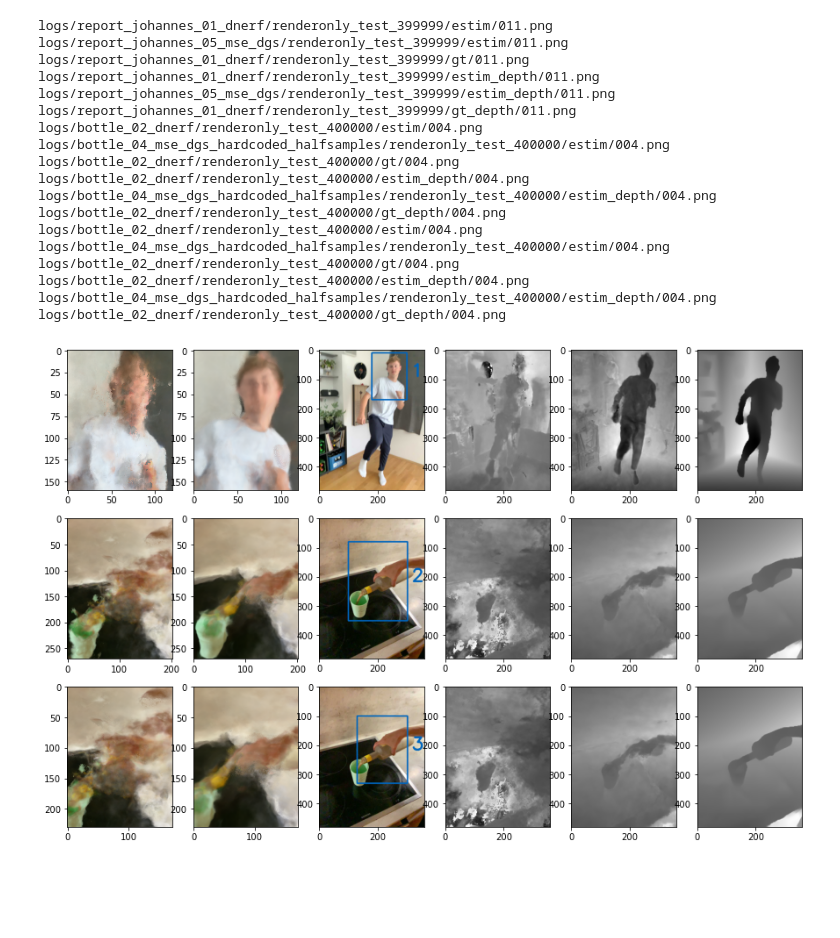
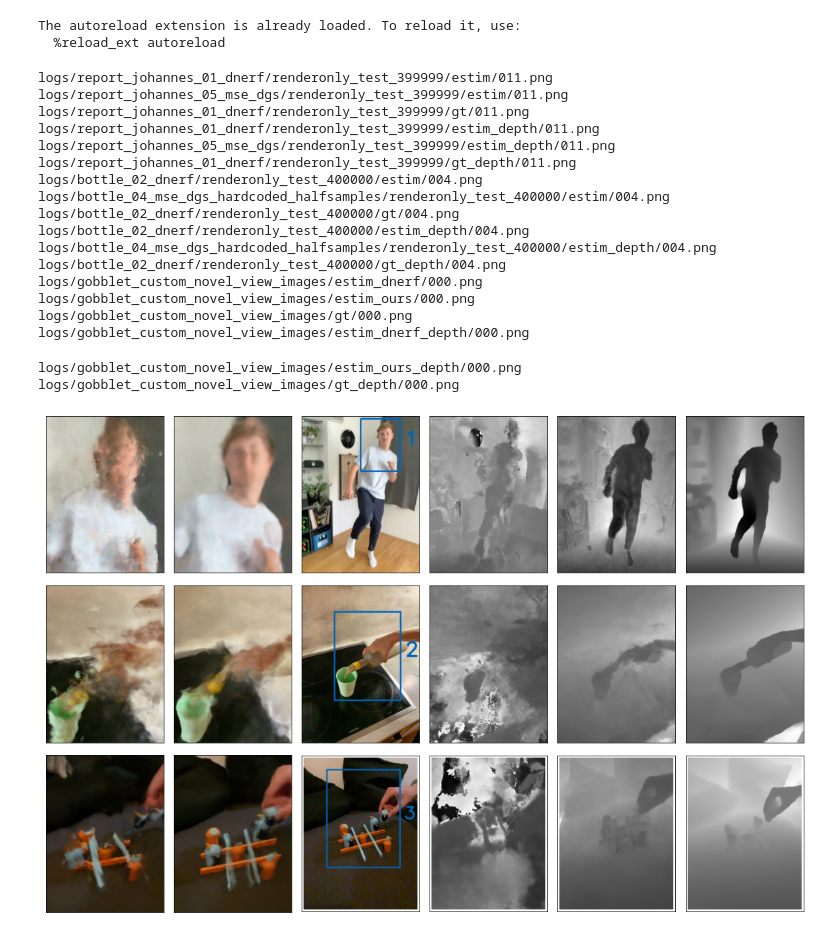
Before and after one commit to philippwulff/DGD-NeRF, a Jupyter notebook: collage.ipynb, the cells around one changed output. Saved outputs shown, nothing was run; the diff lists cells and outputs as text; code cells hidden in the pictures; blank space fills up the shorter version.

```diff
--- a/collage.ipynb
+++ b/collage.ipynb
@@ -19,6 +19,11 @@ TUM_LIGHTER_BLUE = (234, 198, 152)
 
 SHAPE = (480, 360)
 FORMAT = 360/480
+
+novel_view=True
+# %% [output]
+The autoreload extension is already loaded. To reload it, use:
+  %reload_ext autoreload
 # %%
 rgb_dir, depth_dir, gt_dir, gt_depth_dir = [f"renderonly_test_399999/{_}" for _ in ["estim", "estim_depth", "gt", "gt_depth"]]
 
@@ -68,7 +85,7 @@ paths.append([
     ])
 # %%
 fig, ax = plt.subplots(3, 6, figsize=(15, 10))
-copy_dir = Path(f"REPORT_COMPARISON_FIGURES")
+copy_dir = Path(f"REPORT_COMPARISON_FIGURES_novel")
 copy_dir.mkdir(parents=True, exist_ok=True)
 
 def up_low(w, ho, h1):
@@ -99,45 +116,49 @@ for row in range(3):
             text_loc = (int(lower_right[0] + 15), (upper_left[1]+lower_right[1])//2)
             text = "2"
         if row == 2:
-            h0, h1 = 100, 330
-            w = 130
+            h0, h1 = 50, 400
+            w = 90
             upper_left, lower_right = up_low(w, h0, h1)
             text_loc = (int(lower_right[0] + 15), (upper_left[1]+lower_right[1])//2)
             text = "3"
 
         if col in [3, 4, 5]:        # if depth
             pass
         elif col not in [2]:       # if not GT
             img_arr = img_arr[upper_left[1]:lower_right[1], upper_left[0]:lower_right[0], ]
         else:
             cv2.rectangle(img_arr, upper_left, lower_right, color=TUM_BLUE, thickness=3)
             cv2.putText(img_arr, text, text_loc, cv2.FONT_HERSHEY_SIMPLEX, 2, TUM_BLUE, 5)
 
         # shutil.copyfile(img_path, f"{copy_dir}/")
         cv2.imwrite(os.path.join(copy_dir, f"r{row}_c{col}.png"), img_arr)
         img_arr = cv2.cvtColor(img_arr, cv2.COLOR_BGR2RGB)
 
         ax[row, col].imshow(img_arr)
+        ax[row, col].get_xaxis().set_visible(False)
+        ax[row, col].get_yaxis().set_visible(False)
+
+fig.tight_layout()
 # %% [output]
 logs/report_johannes_01_dnerf/renderonly_test_399999/estim/011.png
 logs/report_johannes_05_mse_dgs/renderonly_test_399999/estim/011.png
 logs/report_johannes_01_dnerf/renderonly_test_399999/gt/011.png
 logs/report_johannes_01_dnerf/renderonly_test_399999/estim_depth/011.png
 logs/report_johannes_05_mse_dgs/renderonly_test_399999/estim_depth/011.png
 logs/report_johannes_01_dnerf/renderonly_test_399999/gt_depth/011.png
 logs/bottle_02_dnerf/renderonly_test_400000/estim/004.png
 logs/bottle_04_mse_dgs_hardcoded_halfsamples/renderonly_test_400000/estim/004.png
 logs/bottle_02_dnerf/renderonly_test_400000/gt/004.png
 logs/bottle_02_dnerf/renderonly_test_400000/estim_depth/004.png
 logs/bottle_04_mse_dgs_hardcoded_halfsamples/renderonly_test_400000/estim_depth/004.png
 logs/bottle_02_dnerf/renderonly_test_400000/gt_depth/004.png
-logs/bottle_02_dnerf/renderonly_test_400000/estim/004.png
-logs/bottle_04_mse_dgs_hardcoded_halfsamples/renderonly_test_400000/estim/004.png
-logs/bottle_02_dnerf/renderonly_test_400000/gt/004.png
-logs/bottle_02_dnerf/renderonly_test_400000/estim_depth/004.png
-logs/bottle_04_mse_dgs_hardcoded_halfsamples/renderonly_test_400000/estim_depth/004.png
-logs/bottle_02_dnerf/renderonly_test_400000/gt_depth/004.png
+logs/gobblet_custom_novel_view_images/estim_dnerf/000.png
+logs/gobblet_custom_novel_view_images/estim_ours/000.png
+logs/gobblet_custom_novel_view_images/gt/000.png
+logs/gobblet_custom_novel_view_images/estim_dnerf_depth/000.png
+logs/gobblet_custom_novel_view_images/estim_ours_depth/000.png
+logs/gobblet_custom_novel_view_images/gt_depth/000.png
-[figure, old version]
+[figure, new version]
 # %%
 text_loc
 # %% [output]
```
Also changed, not shown: parts of 3 cells of this notebook, 8 other files.
